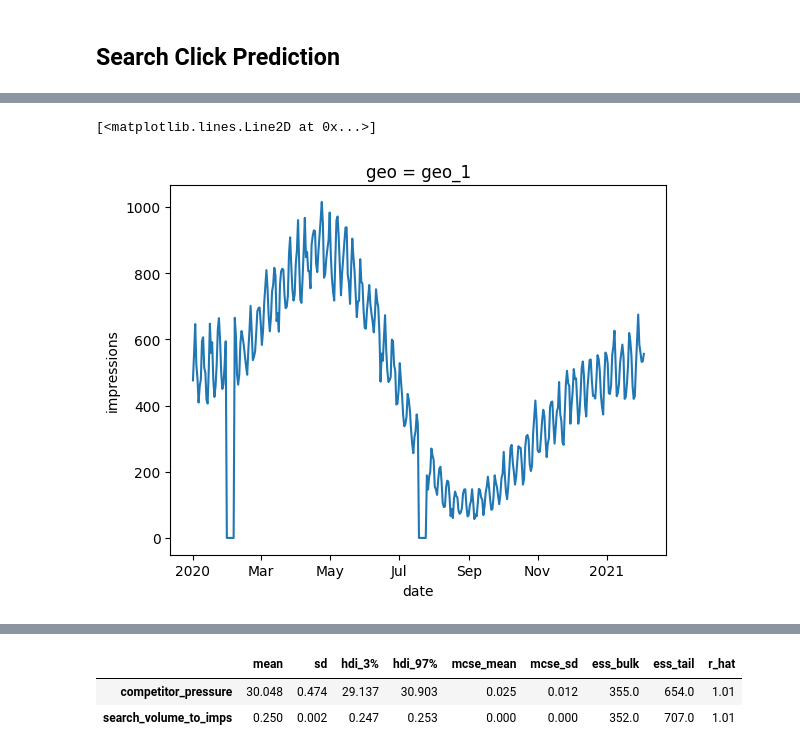
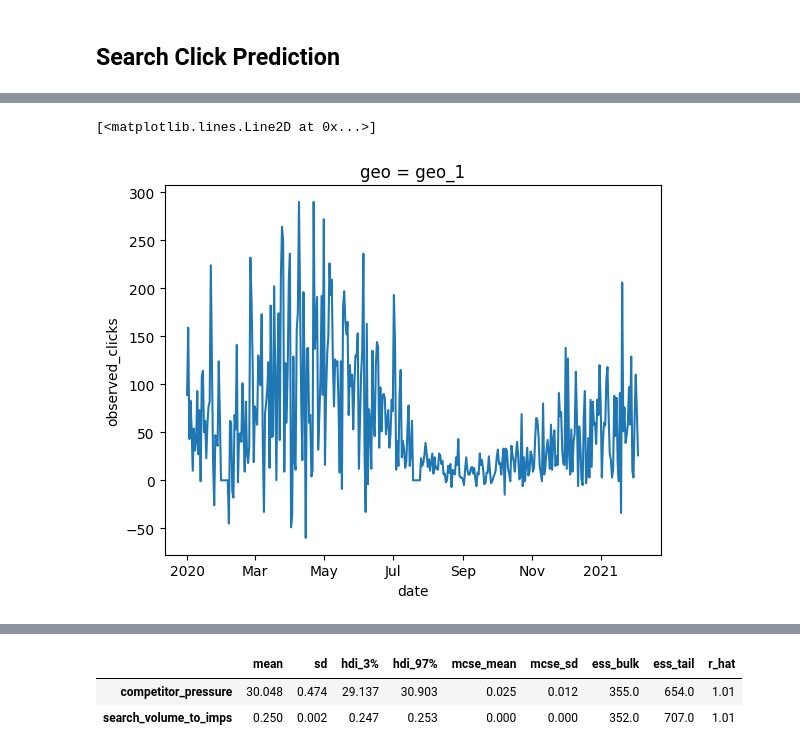
Before and after one commit to redam94/search-click-prediction, a Jupyter notebook: notebooks/test_model.ipynb, the cells around one changed output, grey strips where cells are left out. Drawn from its saved outputs; the diff is of its cells as text; code cells hidden in the pictures.

```diff
--- a/notebooks/test_model.ipynb
+++ b/notebooks/test_model.ipynb
@@ -66,0 +123,10 @@ data.search_volume.mean('geo').plot()
+# %%
+rng = np.random.default_rng(42)
+#true_rate = np.exp(rng.normal(0, .1, 3*12*4).cumsum() + 4)
+true_rate = np.exp(gp.register_data(np.arange(0, 3*12*4)).sample_prior(coords={'week':np.arange(0, 3*12*4)})).sel(chain=0, draw=1).f
+true_rate = true_rate.values*np.exp(2)
+test_points = batched_convolution(true_rate, np.array([1, 1, 1, 1]))[3::4].eval()
+test_obs = rng.poisson(test_points)
+plt.plot(test_obs)
+plt.plot(test_points)
+plt.plot(np.linspace(0, 35, 3*12*4), true_rate*4)
@@ -66,0 +148,2 @@ data.search_volume.mean('geo').plot()
+# %%
+sales = true_rate*4 + np.random.normal(0, 4, 3*12*4)
@@ -66,0 +167,28 @@ data.search_volume.mean('geo').plot()
+# %%
+
+gp = HSGP(
+    m=60,
+    ls=Prior("Exponential", lam=1/10),
+    eta=Prior("Exponential", lam=3),
+    L=12*3*4*2,
+    dims=('week')
+)
+
+with pm.Model() as m:
+    # lambda_mu = pm.Gamma("lambda_mu", alpha=2, beta=1)
+    #daily_lambda = pm.Exponential("weekly_lambda", lam=lambda_mu, shape=(12), dims=('month'))
+    data = pm.Data('time', np.arange(0, 12*4*3), dims='week')
+    unobserved_process = gp.register_data(data).create_variable("weekly_lambda_")
+    base_rate = pm.Normal('base_rate',mu=0, sigma=4)
+    noise_scale = pm.Exponential('noise_scale', 1)
+    #noise = 0pm.Normal('noise', 0, noise_scale, dims=('week'))
+    beta = pm.Normal('beta', mu=0, sigma=10)
+
+
+    w = pm.Deterministic("weekly_lambda", np.exp(unobserved_process+noise+base_rate))
+    sales_est = pm.Deterministic("sales_est", w*beta)
+    sales_obs = pm.Normal("sales_obs", mu=sales_est, sigma=noise_scale, observed=sales, dims=('week'))
+    #unobserved_process = pm.Gamma('weekly_lambda', alpha=5, beta=.4, dims=('week'))
+    test = batched_convolution(w, np.array([1, 1, 1, 1]))[3::4]
+    monthly_process = pm.Poisson("monthly_observed", mu=test, observed=test_obs, shape=(36), dims='month')
+    trace = pm.sample(1000, tune=1000, target_accept=.95)
@@ -334,5 +520,7 @@ Sampling: [daily_geo_shocks_search_volume, impressions, search_volume_obs]
 # %%
-generate_data_search_data(budget=2*data.budget).impressions.sel(geo="geo_1").plot()
+double_budget = generate_data_search_data(budget=2*data.budget)
+double_budget_effect = double_budget.observed_clicks-data.observed_clicks
+double_budget_effect.sel(geo='geo_1').plot()
 # %% [output]
 [<matplotlib.lines.Line2D at 0x...>]
-[figure, old version]
+[figure, new version]
```
Also changed, not shown: parts of 41 cells of this notebook, 4 other files.
